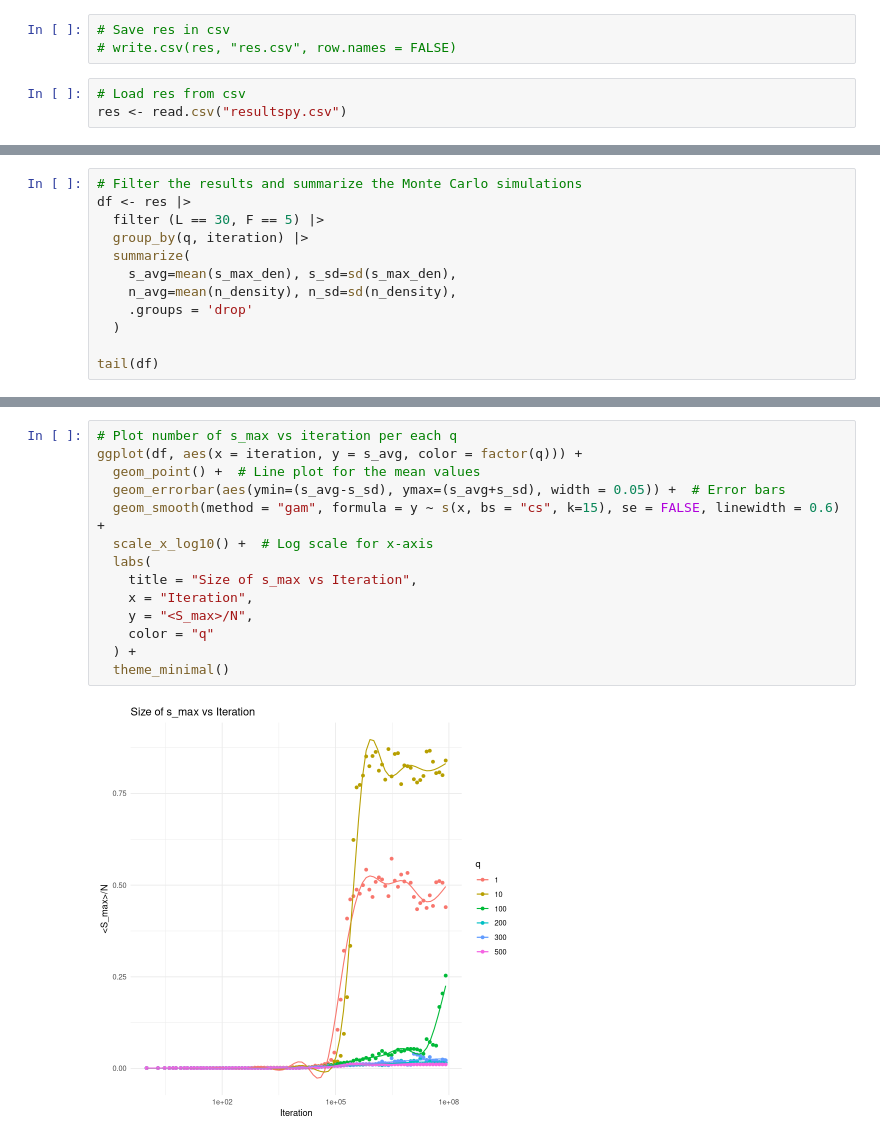
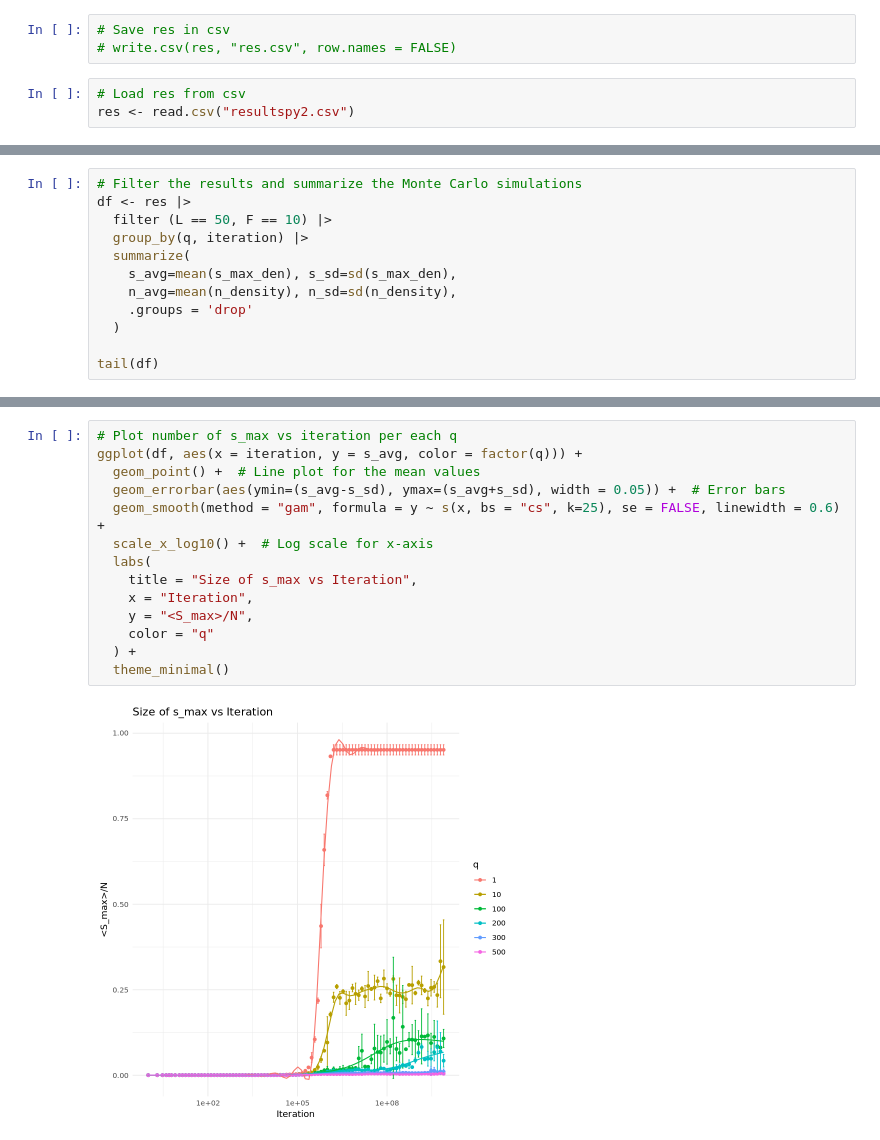
Before and after one commit to paololapo/ComplexNetworks_projects, a Jupyter notebook: code/task_30/social_influence.ipynb, the cells around one changed output, grey strips where cells are left out. Drawn from its saved outputs; the diff is of its cells as text.

```diff
--- a/code/task_30/social_influence.ipynb
+++ b/code/task_30/social_influence.ipynb
@@ -493,7 +511,7 @@ A data.frame: 8 × 3
 # write.csv(res, "res.csv", row.names = FALSE)
 # %%
 # Load res from csv
-res <- read.csv("resultspy.csv")
+res <- read.csv("resultspy2.csv")
 # %%
 sprintf("Unique q values: %s", paste(unique(res$q), collapse = ", "))
 sprintf("Unique F values: %s", paste(unique(res$F), collapse = ", "))
@@ -505,7 +523,7 @@ sprintf("Unique L values: %s", paste(unique(res$L), collapse = ", "))
 # %%
 # Filter the results and summarize the Monte Carlo simulations
 df <- res |>
-  filter (L == 30, F == 5) |>
+  filter (L == 50, F == 10) |>
   group_by(q, iteration) |>
   summarize(
     s_avg=mean(s_max_den), s_sd=sd(s_max_den),
@@ -544,19 +575,19 @@ ggplot(df, aes(x = iteration, y = n_avg, color = factor(q))) +
 # %%
 # Plot number of s_max vs iteration per each q
 ggplot(df, aes(x = iteration, y = s_avg, color = factor(q))) +
   geom_point() +  # Line plot for the mean values
   geom_errorbar(aes(ymin=(s_avg-s_sd), ymax=(s_avg+s_sd), width = 0.05)) +  # Error bars
-  geom_smooth(method = "gam", formula = y ~ s(x, bs = "cs", k=15), se = FALSE, linewidth = 0.6) +
+  geom_smooth(method = "gam", formula = y ~ s(x, bs = "cs", k=25), se = FALSE, linewidth = 0.6) +
   scale_x_log10() +  # Log scale for x-axis
   labs(
     title = "Size of s_max vs Iteration",
     x = "Iteration",
     y = "<S_max>/N",
     color = "q"
   ) +
   theme_minimal()
 # %% [output]
-[figure, old version]
+[figure, new version]
 # %%
 
 df <- res |>
```
Also changed, not shown: parts of 6 cells of this notebook, 2 other files.
